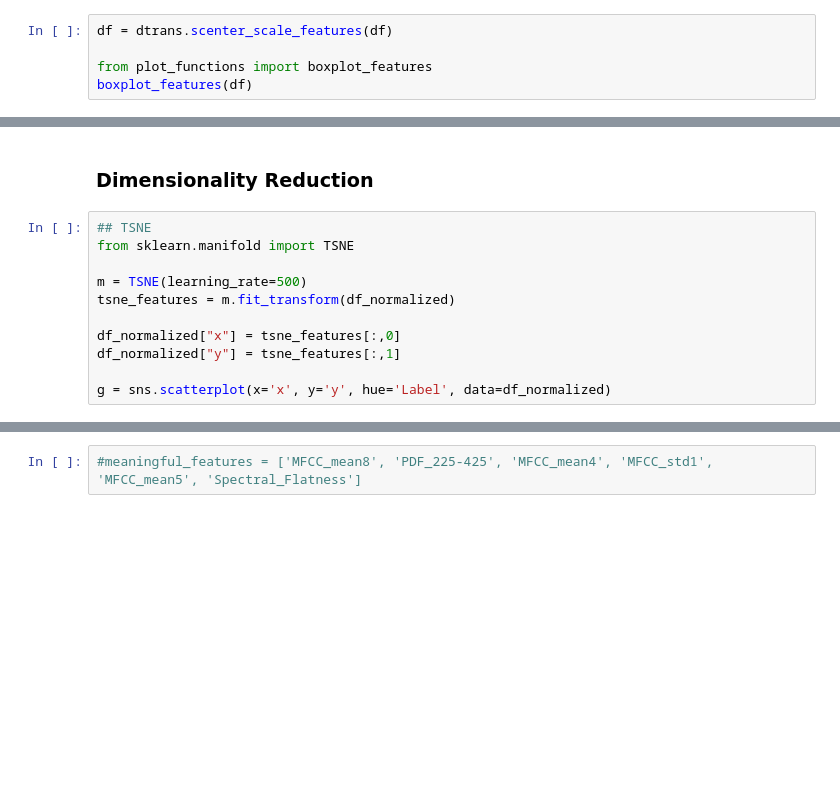
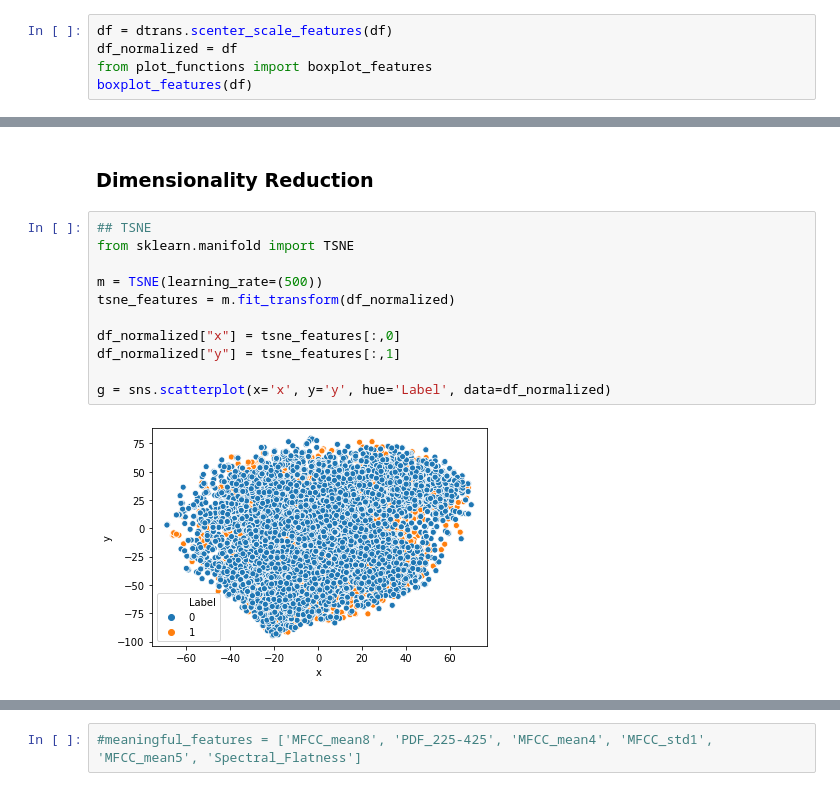
Before and after one commit to clelf/ML_Project2, a Jupyter notebook: scripts/P2 - EDA.ipynb, the cells around one changed output, grey strips where cells are left out. Cells and saved outputs as stored; diff of their text form; blank space fills up the shorter version.

```diff
--- a/scripts/P2 - EDA.ipynb
+++ b/scripts/P2 - EDA.ipynb
@@ -98,7 +96,7 @@ fig.set_size_inches(45, 30)
 ### Normalize Data
 # %%
 df = dtrans.scenter_scale_features(df)
-
+df_normalized = df
 from plot_functions import boxplot_features
 boxplot_features(df)
 # %% [output]
@@ -236,14 +320,16 @@ plt.show()
 # %%
 ## TSNE
 from sklearn.manifold import TSNE
 
-m = TSNE(learning_rate=500)
+m = TSNE(learning_rate=(500))
 tsne_features = m.fit_transform(df_normalized)
 
 df_normalized["x"] = tsne_features[:,0]
 df_normalized["y"] = tsne_features[:,1]
 
 g = sns.scatterplot(x='x', y='y', hue='Label', data=df_normalized)
+# %% [output]
+[figure, added]
 # %%
 ## Extra trees classifier - NOT ROBUST FOR HIGH NUMBER OF FEATURES
 from sklearn.ensemble import ExtraTreesClassifier
```
Also changed, not shown: parts of 35 cells of this notebook, 23 other files.
